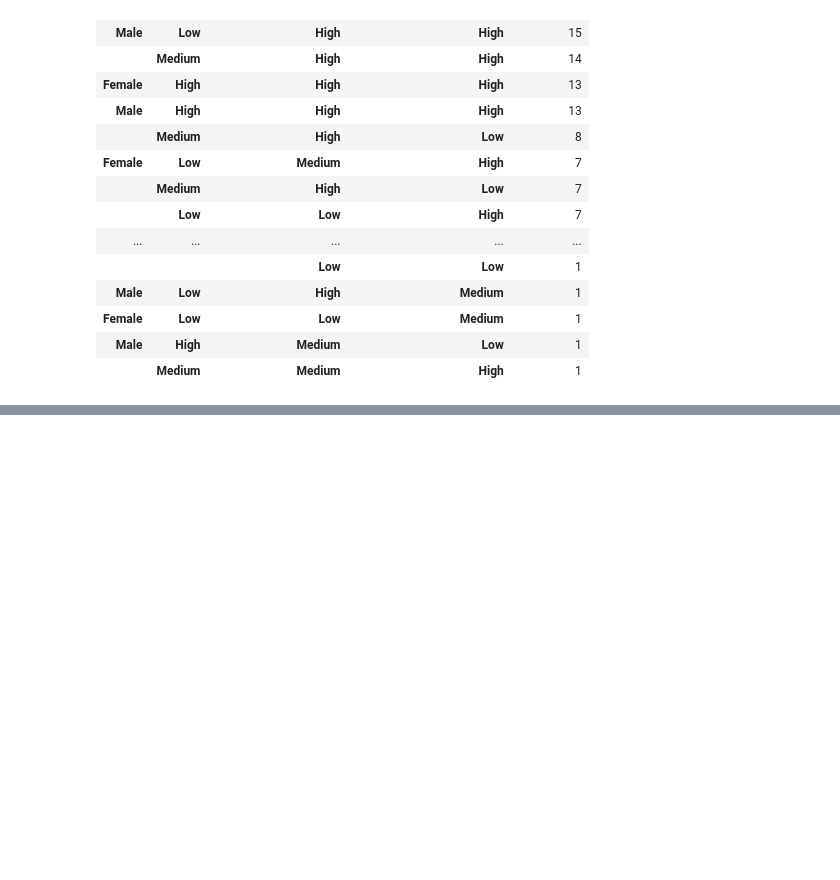
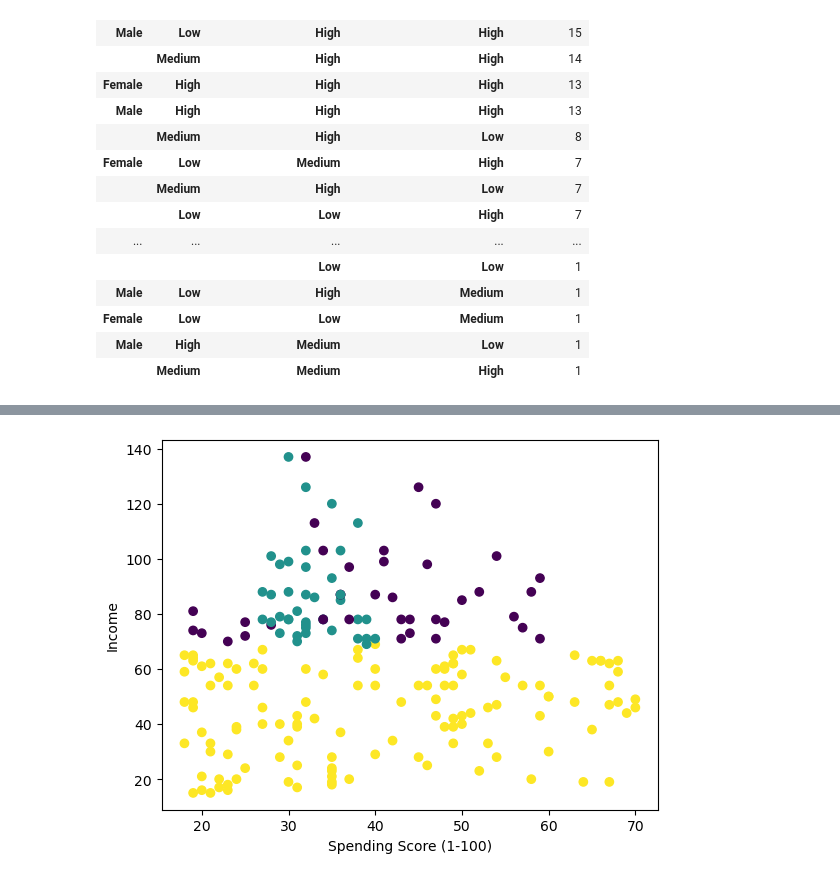
Before and after one commit to Abdelhamid2c/Customer-Segmentation-Mall, a Jupyter notebook: Untitled.ipynb, the cells around one changed output, grey strips where cells are left out. Cells and saved outputs as stored; diff of their text form; code cells hidden in the pictures; blank space fills up the shorter version.

```diff
--- a/Untitled.ipynb
+++ b/Untitled.ipynb
@@ -156,0 +196,7 @@ data.groupby(['Gender',
+# %%
+plt.scatter(data['Age'], data['Annual Income (k$)'], c=kmeans.labels_)
+plt.xlabel('Spending Score (1-100)')
+plt.ylabel('Income')
+plt.show()
+# %% [output]
+[figure, added]
```
Also changed, not shown: parts of 10 cells of this notebook.
